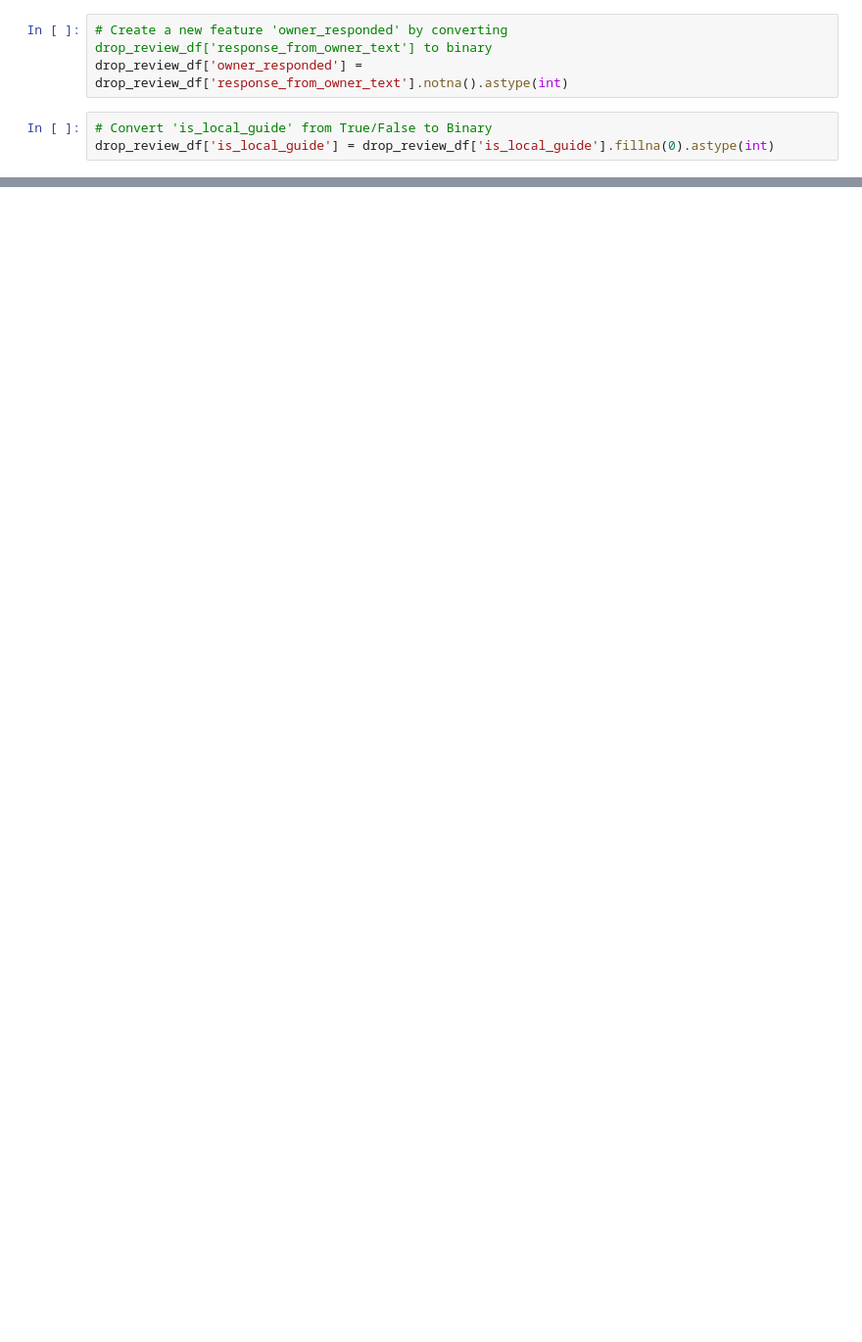
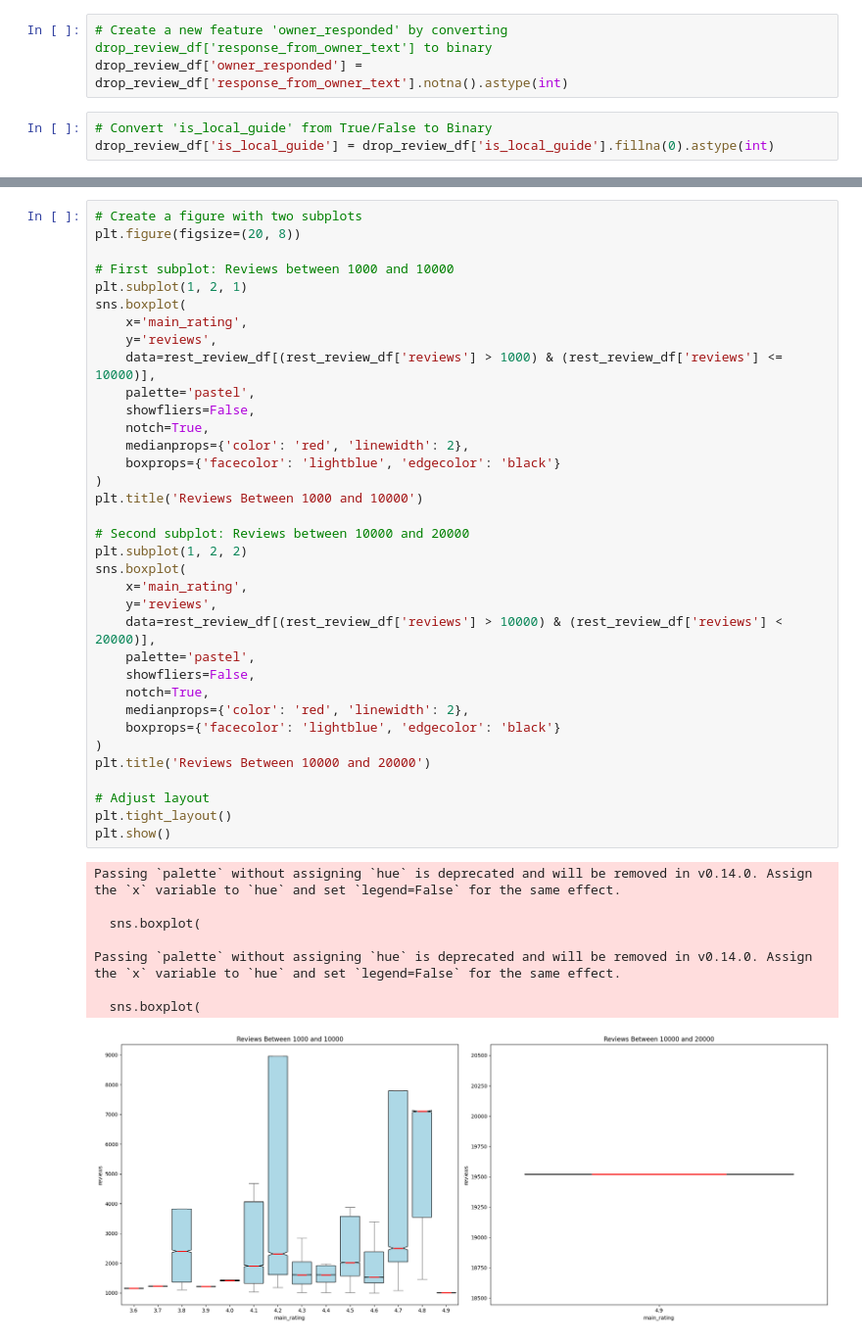
Before and after one commit to toothyachy/yumspeak, a Jupyter notebook: notebooks/yao_analysis.ipynb, the cells around one changed output, grey strips where cells are left out. Shown at 98% size. Drawn from its saved outputs; the diff is of its cells as text; blank space fills up the shorter version.

Commit message:
Yearly trend reviews analysis completed

```diff
--- a/notebooks/yao_analysis.ipynb
+++ b/notebooks/yao_analysis.ipynb
@@ -289,2 +179,46 @@ plt.show()
 # %% [output]
 [figure]
+# %%
+# Create a figure with two subplots
+plt.figure(figsize=(20, 8))
+
+# First subplot: Reviews between 1000 and 10000
+plt.subplot(1, 2, 1)
+sns.boxplot(
+    x='main_rating',
+    y='reviews',
+    data=rest_review_df[(rest_review_df['reviews'] > 1000) & (rest_review_df['reviews'] <= 10000)],
+    palette='pastel',
+    showfliers=False,
+    notch=True,
+    medianprops={'color': 'red', 'linewidth': 2},
+    boxprops={'facecolor': 'lightblue', 'edgecolor': 'black'}
+)
+plt.title('Reviews Between 1000 and 10000')
+
+# Second subplot: Reviews between 10000 and 20000
+plt.subplot(1, 2, 2)
+sns.boxplot(
+    x='main_rating',
+    y='reviews',
+    data=rest_review_df[(rest_review_df['reviews'] > 10000) & (rest_review_df['reviews'] < 20000)],
+    palette='pastel',
+    showfliers=False,
+    notch=True,
+    medianprops={'color': 'red', 'linewidth': 2},
+    boxprops={'facecolor': 'lightblue', 'edgecolor': 'black'}
+)
+plt.title('Reviews Between 10000 and 20000')
+
+# Adjust layout
+plt.tight_layout()
+plt.show()
+# %% [output]
+Passing `palette` without assigning `hue` is deprecated and will be removed in v0.14.0. Assign the `x` variable to `hue` and set `legend=False` for the same effect.
+
+  sns.boxplot(
+
+Passing `palette` without assigning `hue` is deprecated and will be removed in v0.14.0. Assign the `x` variable to `hue` and set `legend=False` for the same effect.
+
+  sns.boxplot(
+[figure, added]
```
Also changed, not shown: parts of 36 cells of this notebook.
